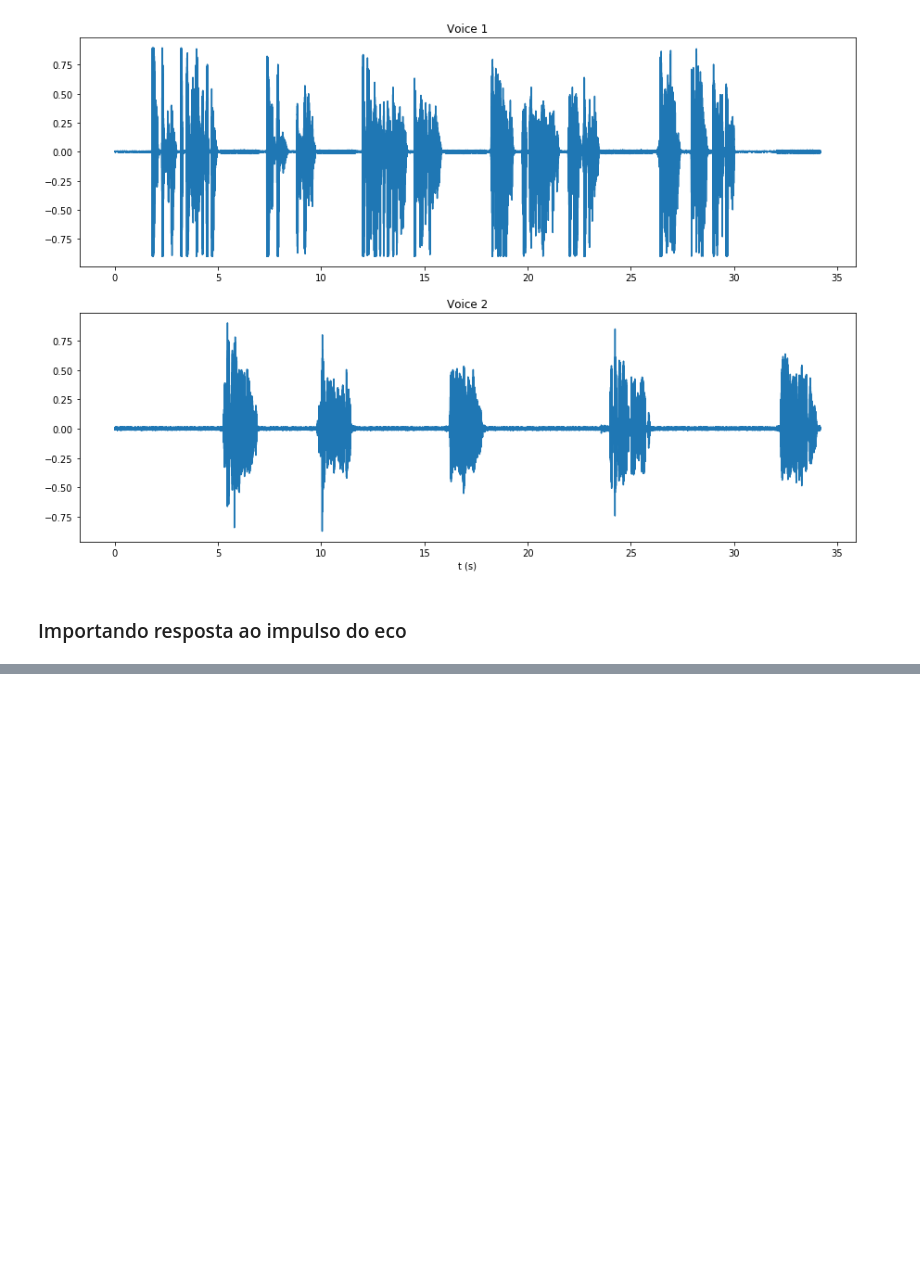
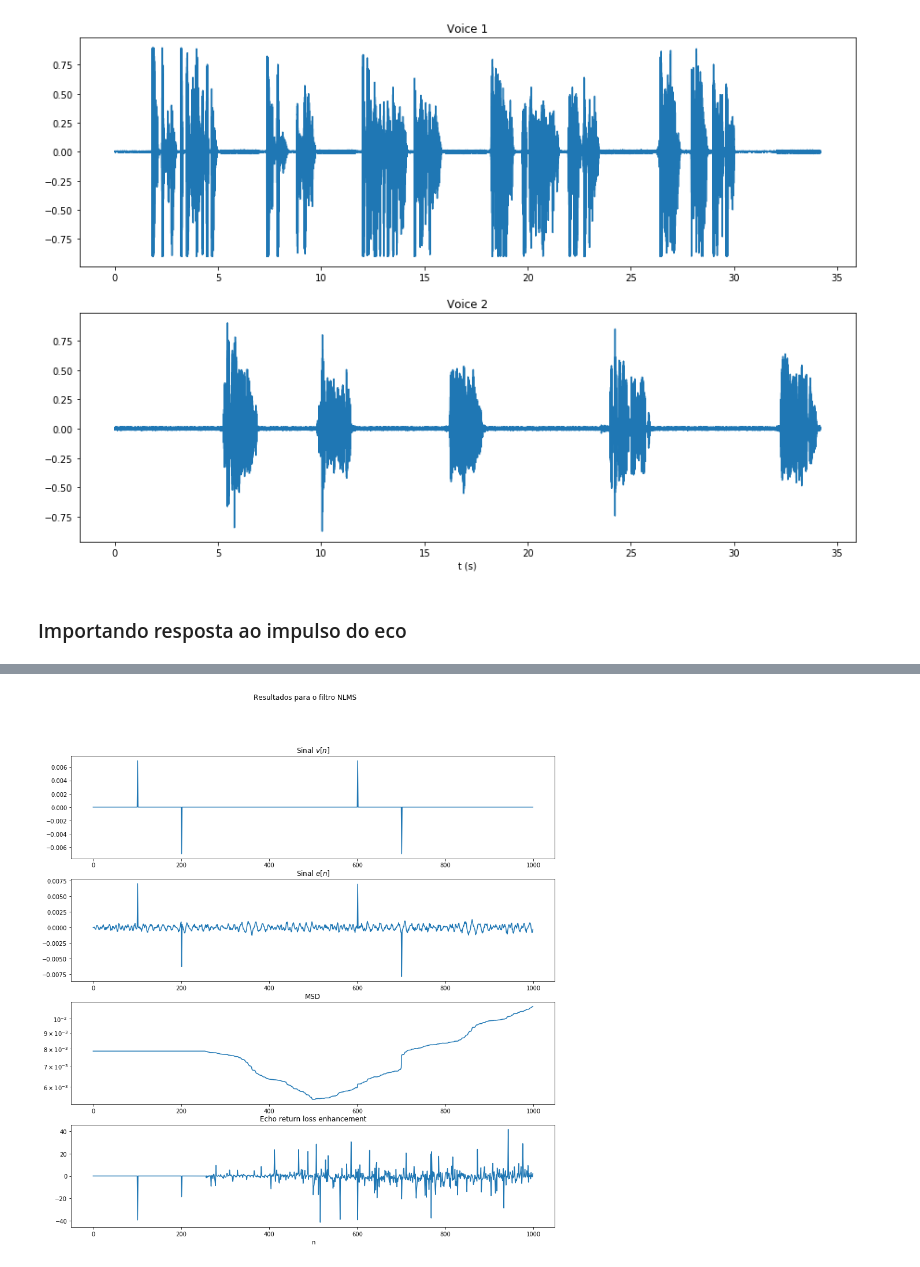
Before and after one commit to henriquemeloo/psi3532-adaptive-filtering, a Jupyter notebook: exp5/exp5.ipynb, the cells around one changed output, grey strips where cells are left out. Drawn from its saved outputs; the diff is of its cells as text; code cells hidden in the pictures; blank space fills up the shorter version.

```diff
--- a/exp5/exp5.ipynb
+++ b/exp5/exp5.ipynb
@@ -173,0 +165,25 @@ KeyboardInterrupt:
+# %%
+def plot_results(algorithm, e, MSD, v, y):
+    ERLE = 10 * np.log10(y ** 2 / e ** 2)
+
+    fig = plt.figure(figsize=(15,15))
+    fig.suptitle('Resultados para o filtro {}'.format(algorithm))
+    ax1 = plt.subplot(411)
+    plt.plot(v)
+    ax1.title.set_text('Sinal $v[n]$')
+    ax2 = plt.subplot(412, sharex=ax1)
+    plt.plot(e)
+    ax2.title.set_text('Sinal $e[n]$')
+    ax3 = plt.subplot(413, sharex=ax1)
+    plt.semilogy(MSD)
+    ax3.title.set_text('MSD')
+    ax4 = plt.subplot(414, sharex=ax1)
+    plt.plot(ERLE)
+    ax4.title.set_text('Echo return loss enhancement')
+    plt.xlabel('n')
+# %%
+nlms_filter_e = np.loadtxt('nlms_filter_e')
+nlms_filter_MSD = np.loadtxt('nlms_filter_MSD')
+plot_results('NLMS', nlms_filter_e, nlms_filter_MSD, v, y)
+# %% [output]
+[figure, added]
```
Also changed, not shown: parts of 6 cells of this notebook.
